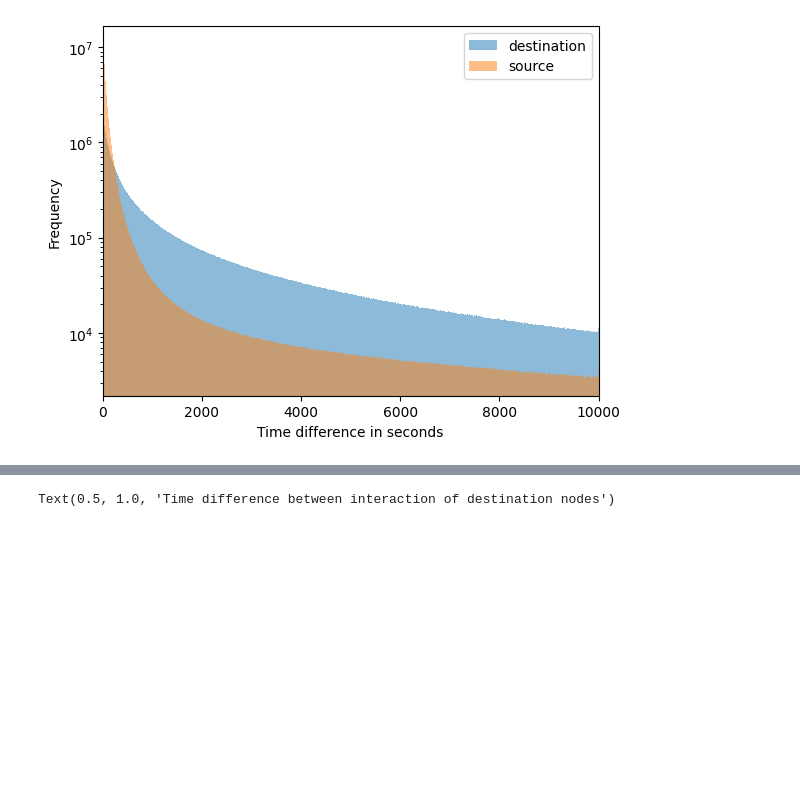
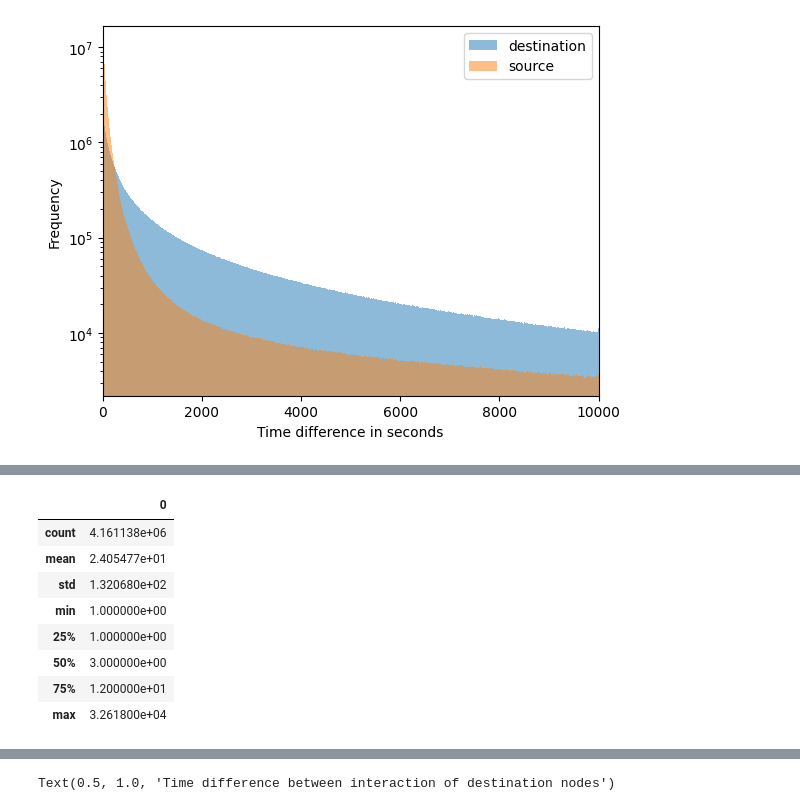
Before and after one commit to zimengzhou1/gnn-ssd, a Jupyter notebook: temporal-testing.ipynb, the cells around one changed output, grey strips where cells are left out. Drawn from its saved outputs; the diff is of its cells as text; code cells hidden in the pictures; blank space fills up the shorter version.

```diff
--- a/temporal-testing.ipynb
+++ b/temporal-testing.ipynb
@@ -374,6 +354,19 @@ See the caveats in the documentation: https://pandas.pydata.org/pandas-docs/stab
 # %%
 dst_len_all = np.hstack(df_dst['diff_len'])
 src_len_all = np.hstack(df_src['diff_len'])
+# %%
+df_describe = pd.DataFrame(dst_len_all)
+df_describe.describe()
+# %% [output]
+|  | 0 |
+| count | 4.161138e+06 |
+| mean | 2.405477e+01 |
+| std | 1.320680e+02 |
+| min | 1.000000e+00 |
+| 25% | 1.000000e+00 |
+| 50% | 3.000000e+00 |
+| 75% | 1.200000e+01 |
+| max | 3.261800e+04 |
 # %%
 plt.hist(dst_len_all, bins=300, alpha=0.5, label='destination')
 plt.hist(src_len_all, bins=50, alpha=0.5, label='source')
```
Also changed, not shown: parts of 14 cells of this notebook, 6 other files.
